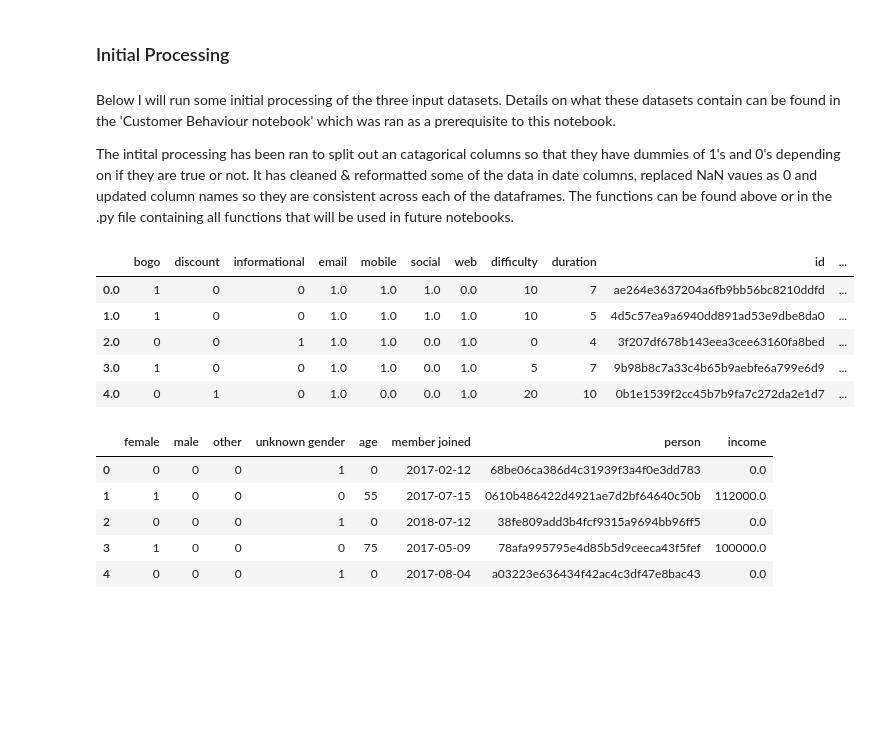
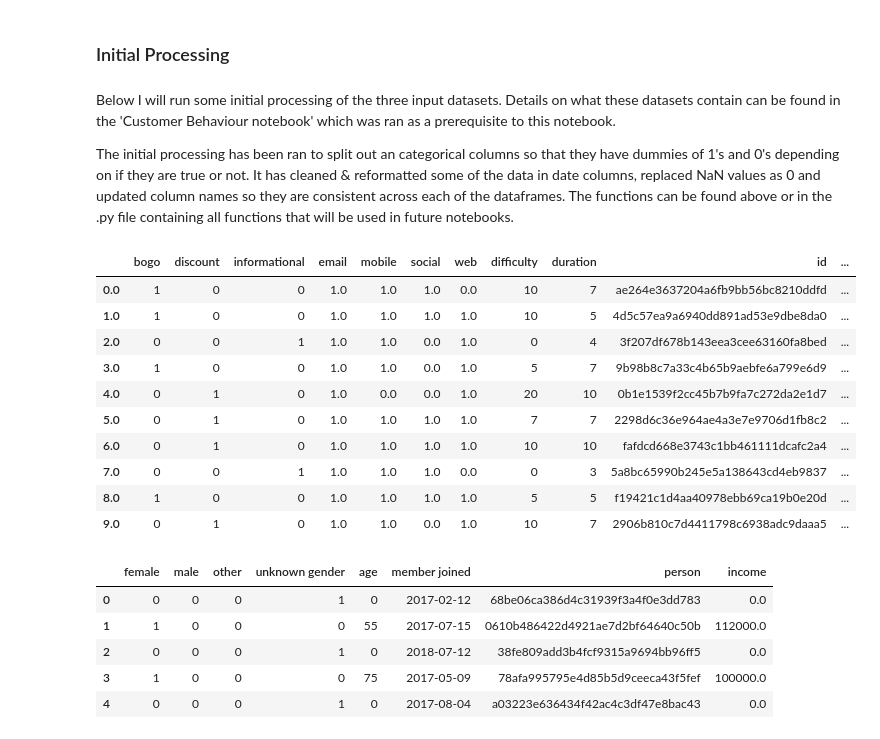
Before and after one commit to WarwickR92/Starbucks-Marketing-Project, a Jupyter notebook: Starbucks Customer Behaviour (Data Cleaning, Formatting & Processing).ipynb, the cells around one changed output. Drawn from its saved outputs; the diff is of its cells as text; code cells hidden in the pictures; blank space fills up the shorter version.

```diff
--- a/Starbucks Customer Behaviour (Data Cleaning, Formatting & Processing).ipynb
+++ b/Starbucks Customer Behaviour (Data Cleaning, Formatting & Processing).ipynb
@@ -124,18 +126,23 @@ transcript_df = pd.read_json('data/transcript.json', lines=True)
 # %% [markdown]
 Below I will run some initial processing of the three input datasets. Details on what these datasets contain can be found in the 'Customer Behaviour notebook' which was ran as a prerequisite to this notebook.
 
-The intital processing has been ran to split out an catagorical columns so that they have dummies of 1's and 0's depending on if they are true or not. It has cleaned & reformatted some of the data in date columns, replaced NaN vaues as 0 and updated column names so they are consistent across each of the dataframes. The functions can be found above or in the .py file containing all functions that will be used in  future notebooks.
+The initial processing has been ran to split out an categorical columns so that they have dummies of 1's and 0's depending on if they are true or not. It has cleaned & reformatted some of the data in date columns, replaced NaN values as 0 and updated column names so they are consistent across each of the dataframes. The functions can be found above or in the .py file containing all functions that will be used in  future notebooks.
 # %%
 # run the initial cleaning on each dataset
 clean_port_df = clean_portfolio_data(portfolio_df)
-clean_port_df.head()
+clean_port_df
 # %% [output]
 |  | bogo | discount | informational | email | mobile | social | web | difficulty | duration | id | ... |
 | 0.0 | 1 | 0 | 0 | 1.0 | 1.0 | 1.0 | 0.0 | 10 | 7 | ae264e3637204a6fb9bb56bc8210ddfd | ... |
 | 1.0 | 1 | 0 | 0 | 1.0 | 1.0 | 1.0 | 1.0 | 10 | 5 | 4d5c57ea9a6940dd891ad53e9dbe8da0 | ... |
 | 2.0 | 0 | 0 | 1 | 1.0 | 1.0 | 0.0 | 1.0 | 0 | 4 | 3f207df678b143eea3cee63160fa8bed | ... |
 | 3.0 | 1 | 0 | 0 | 1.0 | 1.0 | 0.0 | 1.0 | 5 | 7 | 9b98b8c7a33c4b65b9aebfe6a799e6d9 | ... |
 | 4.0 | 0 | 1 | 0 | 1.0 | 0.0 | 0.0 | 1.0 | 20 | 10 | 0b1e1539f2cc45b7b9fa7c272da2e1d7 | ... |
+| 5.0 | 0 | 1 | 0 | 1.0 | 1.0 | 1.0 | 1.0 | 7 | 7 | 2298d6c36e964ae4a3e7e9706d1fb8c2 | ... |
+| 6.0 | 0 | 1 | 0 | 1.0 | 1.0 | 1.0 | 1.0 | 10 | 10 | fafdcd668e3743c1bb461111dcafc2a4 | ... |
+| 7.0 | 0 | 0 | 1 | 1.0 | 1.0 | 1.0 | 0.0 | 0 | 3 | 5a8bc65990b245e5a138643cd4eb9837 | ... |
+| 8.0 | 1 | 0 | 0 | 1.0 | 1.0 | 1.0 | 1.0 | 5 | 5 | f19421c1d4aa40978ebb69ca19b0e20d | ... |
+| 9.0 | 0 | 1 | 0 | 1.0 | 1.0 | 0.0 | 1.0 | 10 | 7 | 2906b810c7d4411798c6938adc9daaa5 | ... |
 # %%
 clean_prof_df = clean_profile_data(profile_df)
 clean_prof_df.head()
```
Also changed, not shown: parts of 22 cells of this notebook, 8 other files.
